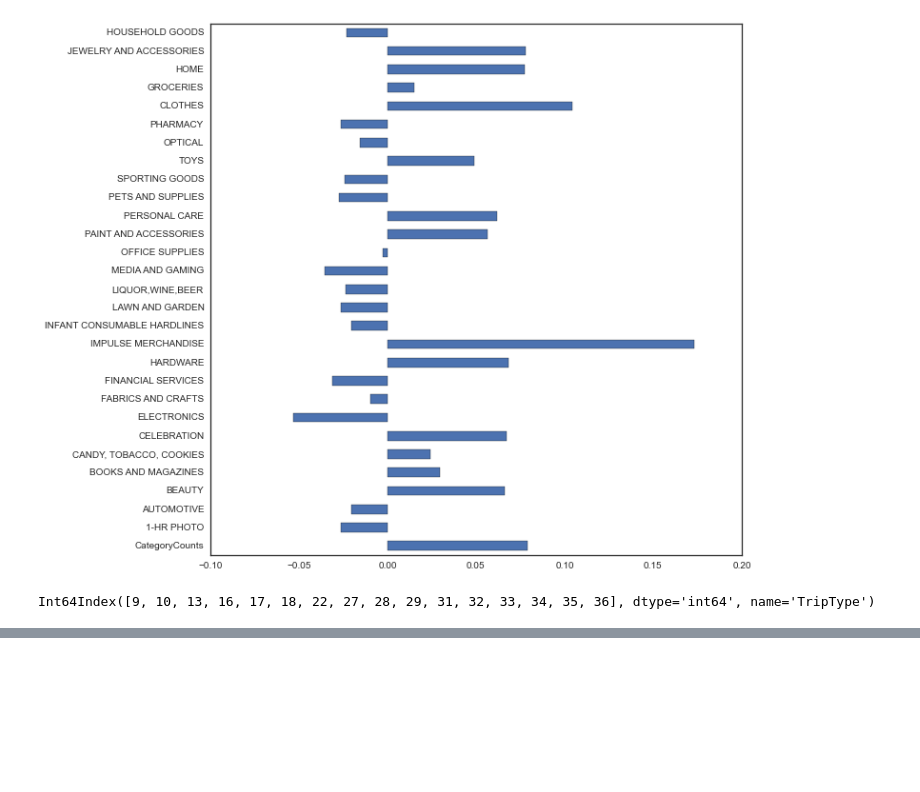
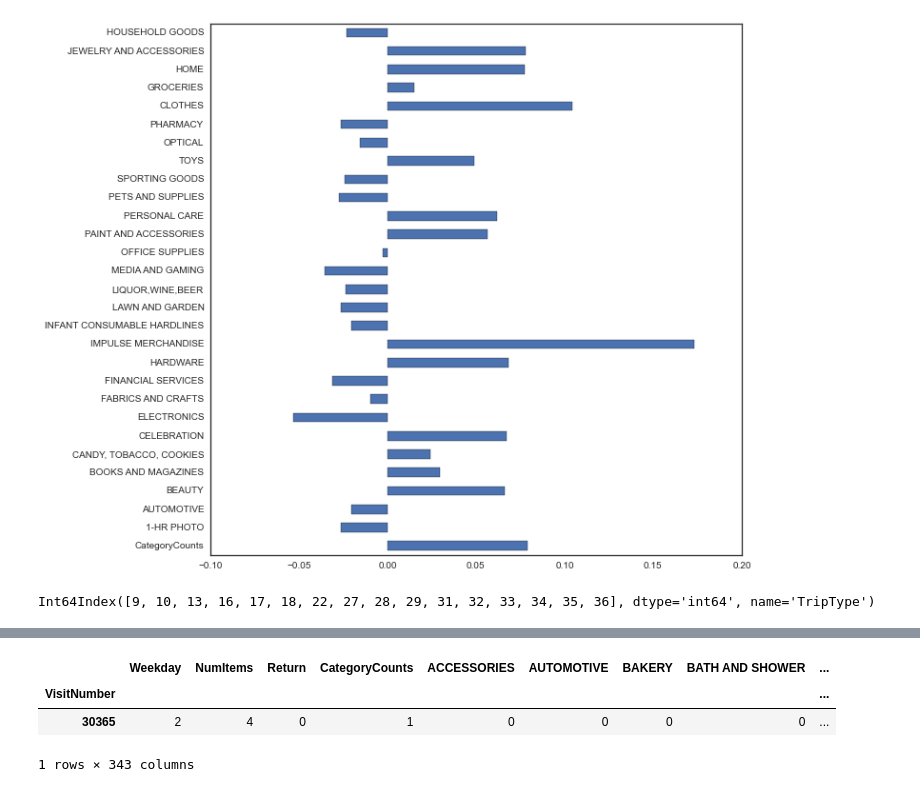
Before and after one commit to hadiviko/Walmart_Kaggle_Competition, a Jupyter notebook: Modeling.ipynb, the cells around one changed output, grey strips where cells are left out. Saved outputs shown, nothing was run; the diff lists cells and outputs as text; code cells hidden in the pictures; blank space fills up the shorter version.

```diff
--- a/Modeling.ipynb
+++ b/Modeling.ipynb
@@ -990,0 +1089,7 @@ sns.clustermap(mytestgrouped_categories_norm.T)
+# %%
+mytest_train.iloc[0:1].loc[(mytest_train.iloc[0:1] != 0).any(1)]
+# %% [output]
+|  | Weekday | NumItems | Return | CategoryCounts | ACCESSORIES | AUTOMOTIVE | BAKERY | BATH AND SHOWER | ... |
+| VisitNumber |  |  |  |  |  |  |  |  | ... |
+| 30365 | 2 | 4 | 0 | 1 | 0 | 0 | 0 | 0 | ... |
+1 rows × 343 columns
```
Also changed, not shown: parts of 51 cells of this notebook.
